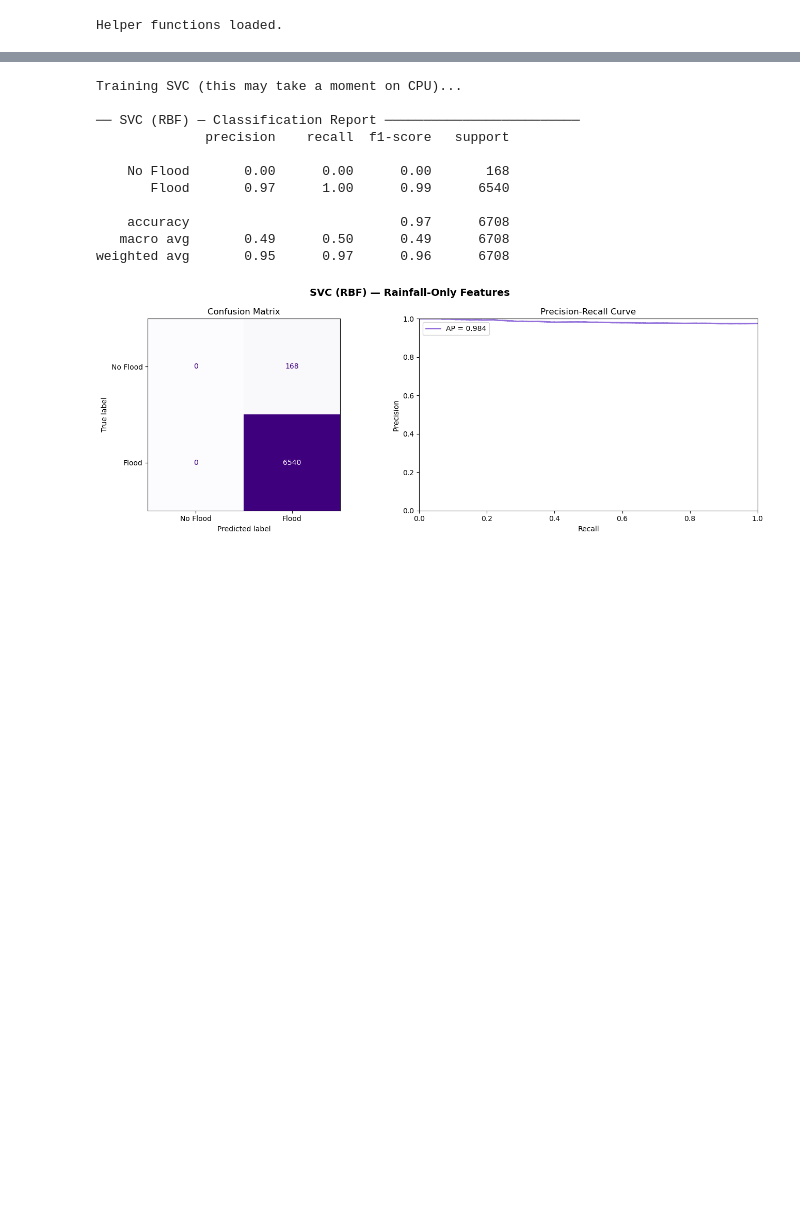
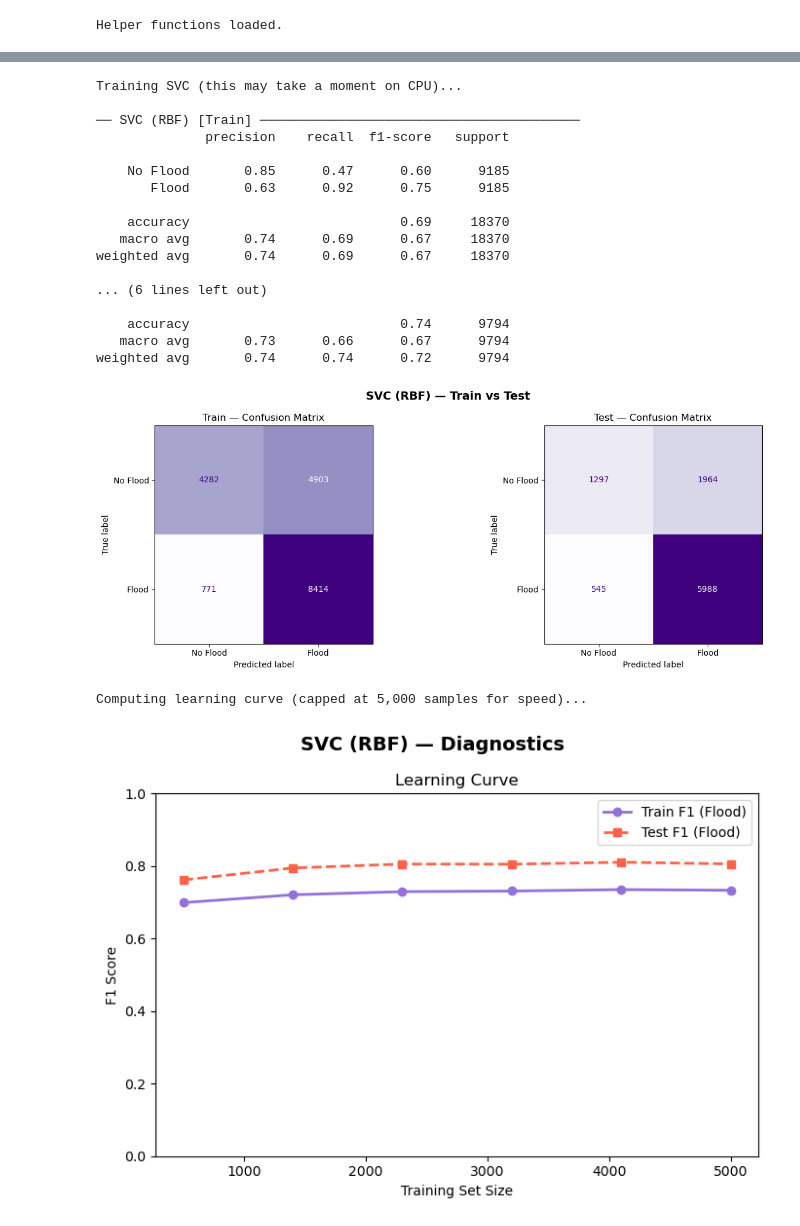
Before and after one commit to raznuss/global_urban_flood_database, a Jupyter notebook: chronicle/models/01_baseline_training_and_evaluation.ipynb, the cells around one changed output, grey strips where cells are left out. Drawn from its saved outputs; the diff is of its cells as text; code cells hidden in the pictures; blank space fills up the shorter version.

```diff
--- a/chronicle/models/01_baseline_training_and_evaluation.ipynb
+++ b/chronicle/models/01_baseline_training_and_evaluation.ipynb
@@ -1,10 +1,12 @@
 # %%
 # =================================================================
-# 01_baseline_training_and_evaluation — Rainfall-Only Features
-# Research question: Can rainfall alone predict urban pluvial floods?
+# 01_baseline_training_and_evaluation — Rainfall + Urban Features
+# Research question: Does adding impervious surface context improve
+# urban pluvial flood prediction beyond rainfall alone?
 #
+# Features: 7 rainfall intensity windows + urban_percentage (8 total)
 # Models: Random Forest | XGBoost | Logistic Regression | SVC
-# Class imbalance handling: class_weight='balanced' / sample_weight
+# Class imbalance handling: class_weight='balanced' / scale_pos_weight
 # =================================================================
 
 import pandas as pd
@@ -32,11 +34,21 @@ THRESH_1H              = 7.0
 THRESH_24H             = 1.0
 PFDI_PLUVIAL_THRESHOLD = 1.0
 
+# ── BALANCE STRATEGY ──────────────────────────────────────────────
+# 'class_weight' : train on full X_train; models use class_weight='balanced'
+#                  (or scale_pos_weight for XGBoost)
+# 'undersample'  : train on X_train_bal built in the ratio-exploration cell;
+#                  no class weighting inside models
+BALANCE_METHOD = 'undersample'
+
+# 7 rainfall intensity features + urban_percentage (normalized — safe across
+# polygon sizes). urban_built_up_area_m2 (absolute) is intentionally excluded.
 FEATURE_COLS = [
     '30_max_rainfall_intens',  '60_max_rainfall_intens',
     '120_max_rainfall_intens', '240_max_rainfall_intens',
     '360_max_rainfall_intens', '720_max_rainfall_intens',
     '1440_max_rainfall_intens',
+    'urban_percentage',
 ]
 
 # ── 2. LOAD & FILTER ──────────────────────────────────────────────
@@ -73,6 +85,7 @@ X_train, X_test = X.iloc[train_idx], X.iloc[test_idx]
 y_train, y_test = y.iloc[train_idx], y.iloc[test_idx]
 
 print(f"\nTrain: {len(X_train):,} | Test: {len(X_test):,}")
+print(f"Features ({len(feature_cols)}): {feature_cols}")
 
 # ── 4. SCALED VERSIONS (for Logistic Regression and SVC) ─────────
 # Fit scaler on train only — prevents data leakage into test set
@@ -380,29 +590,53 @@ weighted avg       0.95      0.97      0.96      6708
 # %%
 # ── MODEL 4: SVC (RBF KERNEL) ─────────────────────────────────────
-# Uses scaled balanced training set.
 # No feature importance available for RBF kernel.
 print("Training SVC (this may take a moment on CPU)...")
-svc_model = SVC(kernel='rbf', probability=True, random_state=42)
-svc_model.fit(X_train_bal_scaled, y_train_bal)
+svc_model = SVC(kernel='rbf', class_weight=_cw, random_state=42)
+svc_model.fit(Xtr_scaled, ytr)
 
-y_pred_svc  = svc_model.predict(X_test_scaled)
-y_proba_svc = svc_model.predict_proba(X_test_scaled)[:, 1]
+y_pred_svc_train = svc_model.predict(Xtr_scaled)
+y_pred_svc       = svc_model.predict(X_test_scaled)
 
-metrics_svc = evaluate_model('SVC (RBF)', y_test, y_pred_svc, y_proba_svc)
+metrics_svc_train = evaluate_model('SVC (RBF)', ytr,    y_pred_svc_train, split='Train')
+metrics_svc_test  = evaluate_model('SVC (RBF)', y_test, y_pred_svc,       split='Test')
 
-plot_model('SVC (RBF)', y_test, y_pred_svc, y_proba_svc,
-           color='mediumpurple', cmap='Purples')
+plot_model('SVC (RBF)', ytr, y_pred_svc_train, y_test, y_pred_svc,
+           cmap='Purples')
+
+# ── Learning curve (Pipeline + capped at 5k samples for speed) ────
+# SVC is O(n²) — capping avoids multi-minute runtimes.
+# SVC has no iterative loss.
+print("Computing learning curve (capped at 5,000 samples for speed)...")
+svc_pipe = Pipeline([
+    ('scaler', StandardScaler()),
+    ('clf',    SVC(kernel='rbf', class_weight=_cw, random_state=42)),
+])
+lc_sizes_svc, lc_train_svc, lc_test_svc = compute_learning_curve(
+    svc_pipe, Xtr, ytr, X_test, y_test,
+    n_points=6, max_samples=5000
+)
+
+plot_diagnostics('SVC (RBF)', 'mediumpurple',
+                 lc_sizes_svc, lc_train_svc, lc_test_svc)
 # %% [output]
 Training SVC (this may take a moment on CPU)...
 
-── SVC (RBF) — Classification Report ─────────────────────────
+── SVC (RBF) [Train] ─────────────────────────────────────────
               precision    recall  f1-score   support
 
-    No Flood       0.00      0.00      0.00       168
-       Flood       0.97      1.00      0.99      6540
+    No Flood       0.85      0.47      0.60      9185
+       Flood       0.63      0.92      0.75      9185
 
-    accuracy                           0.97      6708
-   macro avg       0.49      0.50      0.49      6708
-weighted avg       0.95      0.97      0.96      6708
+    accuracy                           0.69     18370
+   macro avg       0.74      0.69      0.67     18370
+weighted avg       0.74      0.69      0.67     18370
+
+... (6 lines left out)
+
+    accuracy                           0.74      9794
+   macro avg       0.73      0.66      0.67      9794
+weighted avg       0.74      0.74      0.72      9794
-[figure, old version]
+[figure, new version]
+Computing learning curve (capped at 5,000 samples for speed)...
+[figure, added]
 # %%
```
Also changed, not shown: parts of 10 cells of this notebook.
